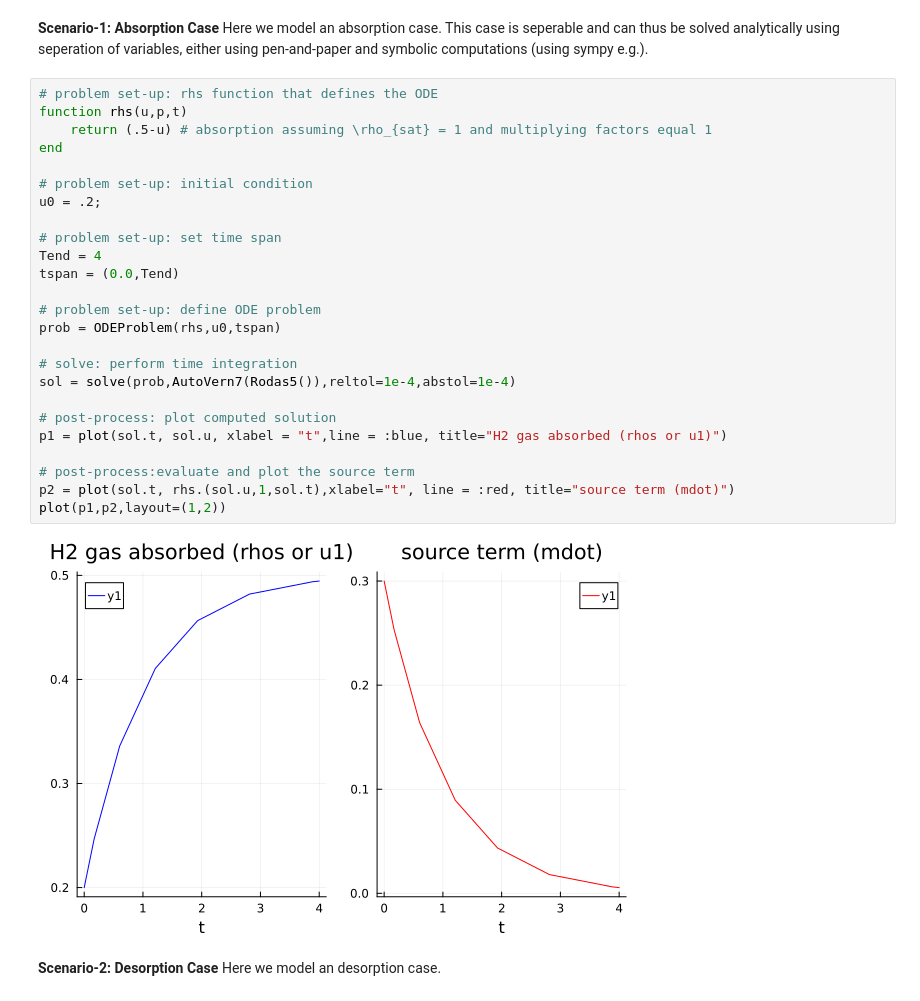
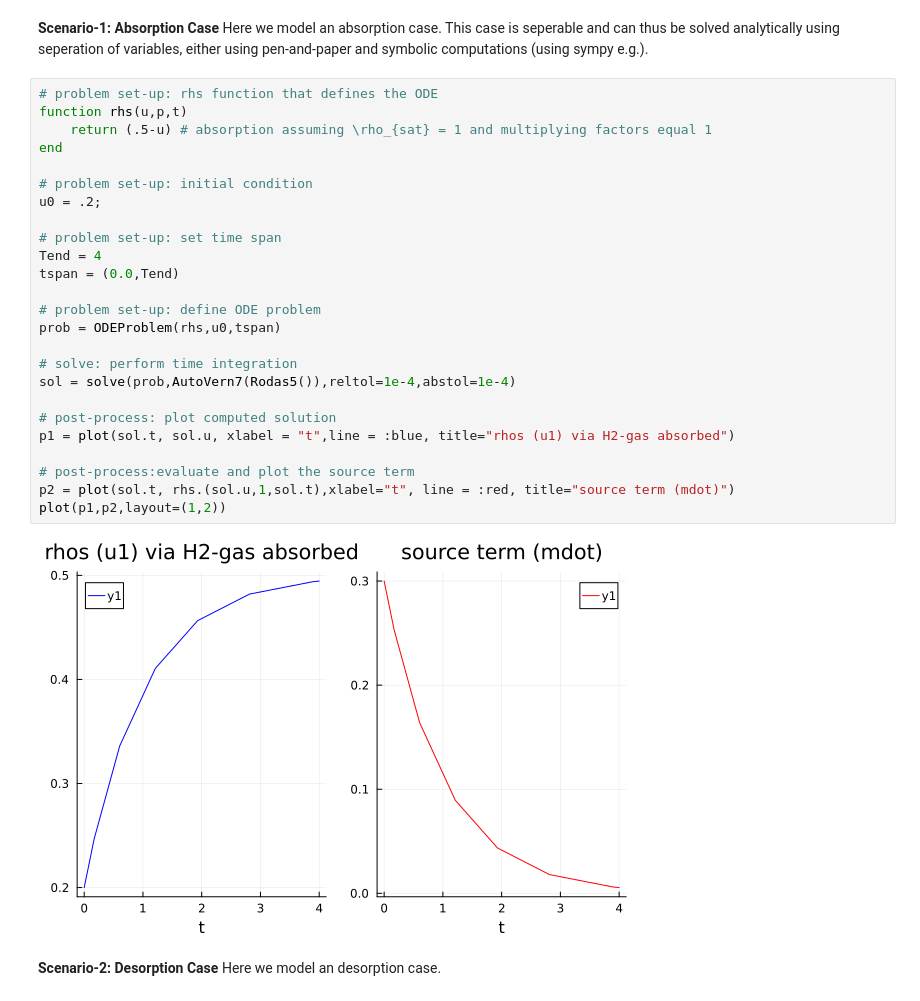
Before and after one commit to ziolai/finite_element_electrical_engineering, a Jupyter notebook: project-based-assignment/metal-hydride-storage/notebooks/darzi-2016.ipynb, the cells around one changed output. Drawn from its saved outputs; the diff is of its cells as text.

```diff
--- a/project-based-assignment/metal-hydride-storage/notebooks/darzi-2016.ipynb
+++ b/project-based-assignment/metal-hydride-storage/notebooks/darzi-2016.ipynb
@@ -92,30 +88,30 @@ Here we model an absorption case. This case is seperable and can thus be solved
 # %%
 # problem set-up: rhs function that defines the ODE
 function rhs(u,p,t)
     return (.5-u) # absorption assuming \rho_{sat} = 1 and multiplying factors equal 1
 end
 
 # problem set-up: initial condition
 u0 = .2;
 
 # problem set-up: set time span
 Tend = 4
 tspan = (0.0,Tend)
 
 # problem set-up: define ODE problem
 prob = ODEProblem(rhs,u0,tspan)
 
 # solve: perform time integration
 sol = solve(prob,AutoVern7(Rodas5()),reltol=1e-4,abstol=1e-4)
 
 # post-process: plot computed solution
-p1 = plot(sol.t, sol.u, xlabel = "t",line = :blue, title="H2 gas absorbed (rhos or u1)")
+p1 = plot(sol.t, sol.u, xlabel = "t",line = :blue, title="rhos (u1) via H2-gas absorbed")
 
 # post-process:evaluate and plot the source term
 p2 = plot(sol.t, rhs.(sol.u,1,sol.t),xlabel="t", line = :red, title="source term (mdot)")
 plot(p1,p2,layout=(1,2))
 # %% [output]
-[figure, old version]
+[figure, new version]
 # %% [markdown]
 <b>Scenario-2: Desorption Case</b>
 Here we model an desorption case.
```
Also changed, not shown: parts of 5 cells of this notebook.
